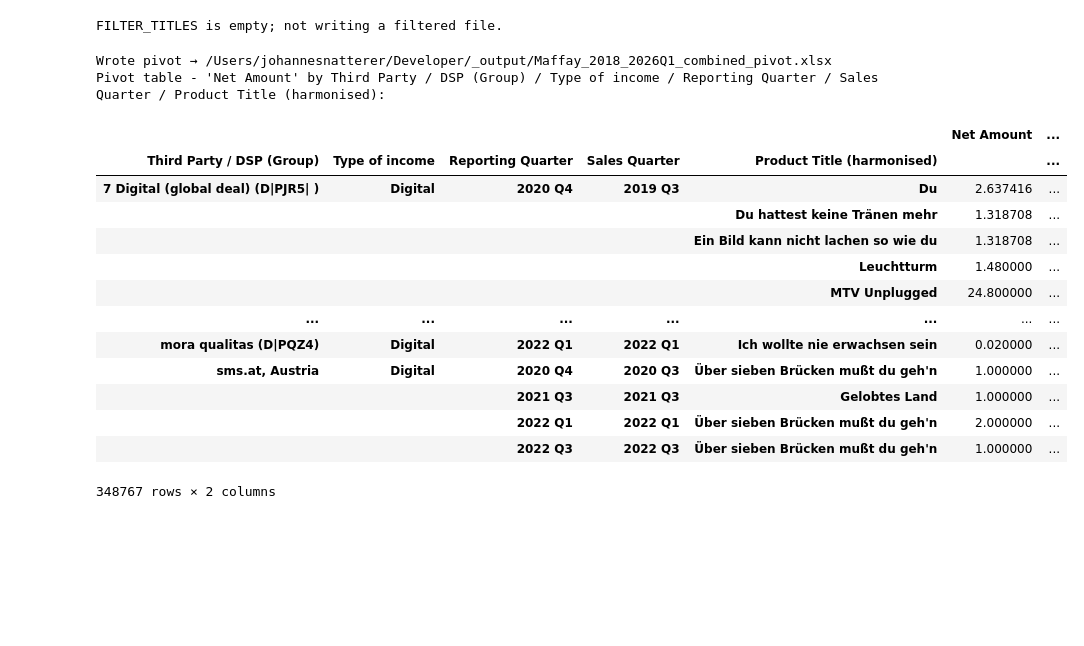
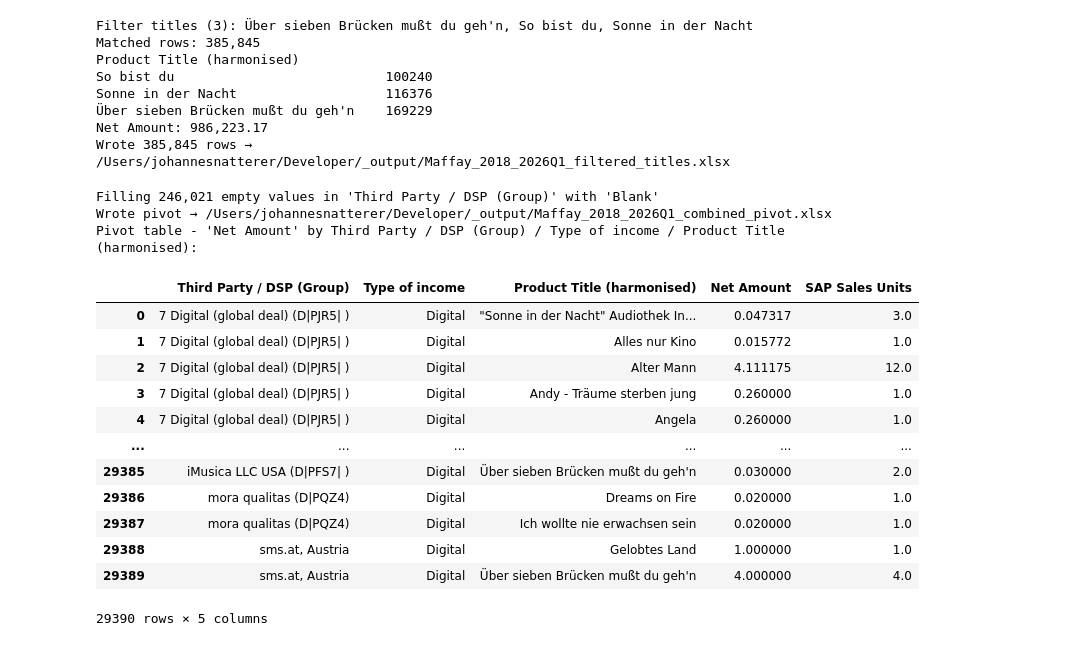
Before and after one commit to gnatterer/JN_github, a Jupyter notebook: Other scripts_NEW/Maffay_combine_2018_2026Q1.ipynb, the cells around one changed output. Saved outputs shown, nothing was run; the diff lists cells and outputs as text; code cells hidden in the pictures; blank space fills up the shorter version.

Commit message:
Updates on pivot

```diff
--- a/Other scripts_NEW/Maffay_combine_2018_2026Q1.ipynb
+++ b/Other scripts_NEW/Maffay_combine_2018_2026Q1.ipynb
@@ -728,22 +731,29 @@ else:
     if filtered.empty:
         print("No matching rows; not writing a file.")
     elif len(filtered) > excel_max:
-        out = output_root / "Maffay_2018_2026Q1_filtered_titles.csv"
+        out = output_root / "Maffay_2017Q4_2026Q1_filtered_titles.csv"
         filtered.to_csv(out, index=False)
         print(f"Too many rows for Excel; wrote CSV → {out}")
     else:
         filtered.to_excel(filtered_xlsx, index=False)
         print(f"Wrote {len(filtered):,} rows → {filtered_xlsx}")
 # %% [output]
-FILTER_TITLES is empty; not writing a filtered file.
+Filter titles (3): Über sieben Brücken mußt du geh'n, So bist du, Sonne in der Nacht
+Matched rows: 385,845
+Product Title (harmonised)
+So bist du                           100240
+Sonne in der Nacht                   116376
+Über sieben Brücken mußt du geh'n    169229
+Net Amount: 986,223.17
+Wrote 385,845 rows → /Users/johannesnatterer/Developer/_output/Maffay_2018_2026Q1_filtered_titles.xlsx
 # %%
 # Pivot only — run this cell after the combined CSV exists (or after the cells above).
 # Change the index names (and optional columns) here; no need to re-run the combine.
 pivot_index_1 = "Third Party / DSP (Group)" # None" # "Type of income"
 pivot_index_2 = "Type of income" #"Third Party / DSP (Group)"  # set to None to drop this index
 pivot_index_3 = None  # e.g. "Sales Month", or None to drop this index
-pivot_index_4 = "Reporting Quarter" #"Third Party / DSP (Group)"  # set to None to drop this index
-pivot_index_5 = "Sales Quarter" #"Third Party / DSP (Group)"  # set to None to drop this index
+pivot_index_4 = None # "Reporting Quarter" #"Third Party / DSP (Group)"  # set to None to drop this index
+pivot_index_5 = None # "Sales Quarter" #"Third Party / DSP (Group)"  # set to None to drop this index
 pivot_index_6 = "Product Title (harmonised)"  #"Third Party / DSP (Group)"  # set to None to drop this index
 pivot_columns = None  # e.g. "Reporting Quarter", or None for a single total column
 
@@ -754,54 +764,66 @@ else:
     print(f"Loaded {len(pivot_source):,} rows from {combined_csv}")
 
 pivot_index = [name for name in [pivot_index_1, pivot_index_2, pivot_index_3, pivot_index_4, pivot_index_5, pivot_index_6] if name]
 pivot_source = pivot_source.copy()
 
 
 def fill_blank_category(series):
     text = series.astype("string").str.strip()
     missing = text.isna() | (text == "") | text.str.casefold().isin({"nan", "<na>", "none"})
     return text.mask(missing, "Blank")
 
 
 for name in pivot_index + ([pivot_columns] if pivot_columns else []):
     if name in pivot_source.columns:
+        empty = pivot_source[name].isna().sum()
+        if empty:
+            print(f"Filling {empty:,} empty values in '{name}' with 'Blank'")
         pivot_source[name] = fill_blank_category(pivot_source[name])
 
-pivot = pivot_source.pivot_table(
-    index=pivot_index if len(pivot_index) > 1 else pivot_index[0],
+pivot = pd.pivot_table(
+    pivot_source,
+    values=["Net Amount", "SAP Sales Units"],
+    index=pivot_index,
     columns=pivot_columns,
-    values=["Net Amount", "SAP Sales Units"], #"Net Amount, SAP Sales Units",
     fill_value=0,
+    margins=False,
     aggfunc="sum",
-    margins=False,
-    dropna=True #False,
 )
-pivot.to_excel(pivot_xlsx)
+pivot = pivot.reset_index()
+if isinstance(pivot.columns, pd.MultiIndex):
+    pivot.columns = [
+        " ".join(str(part) for part in col if str(part) not in {"", "None", "nan"}).strip()
+        if isinstance(col, tuple) else col
+        for col in pivot.columns.to_list()
+    ]
+pivot[pivot_index] = pivot[pivot_index].replace("", pd.NA).ffill()
+
+pivot.to_excel(pivot_xlsx, index=False, merge_cells=False)
 print(f"Wrote pivot → {pivot_xlsx}")
 print(
     "Pivot table - 'Net Amount' by "
     + " / ".join(pivot_index)
     + (" / " + pivot_columns if pivot_columns else "")
     + ":"
 )
 pivot
 # %% [output]
+Filling 246,021 empty values in 'Third Party / DSP (Group)' with 'Blank'
 Wrote pivot → /Users/johannesnatterer/Developer/_output/Maffay_2018_2026Q1_combined_pivot.xlsx
-Pivot table - 'Net Amount' by Third Party / DSP (Group) / Type of income / Reporting Quarter / Sales Quarter / Product Title (harmonised):
+Pivot table - 'Net Amount' by Third Party / DSP (Group) / Type of income / Product Title (harmonised):
-|  |  |  |  |  | Net Amount | ... |
-| Third Party / DSP (Group) | Type of income | Reporting Quarter | Sales Quarter | Product Title (harmonised) |  | ... |
-| 7 Digital (global deal) (D|PJR5| ) | Digital | 2020 Q4 | 2019 Q3 | Du | 2.637416 | ... |
-|  |  |  |  | Du hattest keine Tränen mehr | 1.318708 | ... |
-|  |  |  |  | Ein Bild kann nicht lachen so wie du | 1.318708 | ... |
-|  |  |  |  | Leuchtturm | 1.480000 | ... |
-|  |  |  |  | MTV Unplugged | 24.800000 | ... |
-| ... | ... | ... | ... | ... | ... | ... |
-| mora qualitas (D|PQZ4) | Digital | 2022 Q1 | 2022 Q1 | Ich wollte nie erwachsen sein | 0.020000 | ... |
-| sms.at, Austria | Digital | 2020 Q4 | 2020 Q3 | Über sieben Brücken mußt du geh'n | 1.000000 | ... |
-|  |  | 2021 Q3 | 2021 Q3 | Gelobtes Land | 1.000000 | ... |
-|  |  | 2022 Q1 | 2022 Q1 | Über sieben Brücken mußt du geh'n | 2.000000 | ... |
-|  |  | 2022 Q3 | 2022 Q3 | Über sieben Brücken mußt du geh'n | 1.000000 | ... |
+|  | Third Party / DSP (Group) | Type of income | Product Title (harmonised) | Net Amount | SAP Sales Units |
+| 0 | 7 Digital (global deal) (D|PJR5| ) | Digital | "Sonne in der Nacht" Audiothek In... | 0.047317 | 3.0 |
+| 1 | 7 Digital (global deal) (D|PJR5| ) | Digital | Alles nur Kino | 0.015772 | 1.0 |
+| 2 | 7 Digital (global deal) (D|PJR5| ) | Digital | Alter Mann | 4.111175 | 12.0 |
+| 3 | 7 Digital (global deal) (D|PJR5| ) | Digital | Andy - Träume sterben jung | 0.260000 | 1.0 |
+| 4 | 7 Digital (global deal) (D|PJR5| ) | Digital | Angela | 0.260000 | 1.0 |
+| ... | ... | ... | ... | ... | ... |
+| 29385 | iMusica LLC USA (D|PFS7| ) | Digital | Über sieben Brücken mußt du geh'n | 0.030000 | 2.0 |
+| 29386 | mora qualitas (D|PQZ4) | Digital | Dreams on Fire | 0.020000 | 1.0 |
+| 29387 | mora qualitas (D|PQZ4) | Digital | Ich wollte nie erwachsen sein | 0.020000 | 1.0 |
+| 29388 | sms.at, Austria | Digital | Gelobtes Land | 1.000000 | 1.0 |
+| 29389 | sms.at, Austria | Digital | Über sieben Brücken mußt du geh'n | 4.000000 | 4.0 |
-348767 rows × 2 columns
+29390 rows × 5 columns
 # %%
 if not RUN_SOURCE_CHECK:
     print("Source-file check skipped (RUN_SOURCE_CHECK = False).")
```
Also changed, not shown: parts of 6 cells of this notebook.
